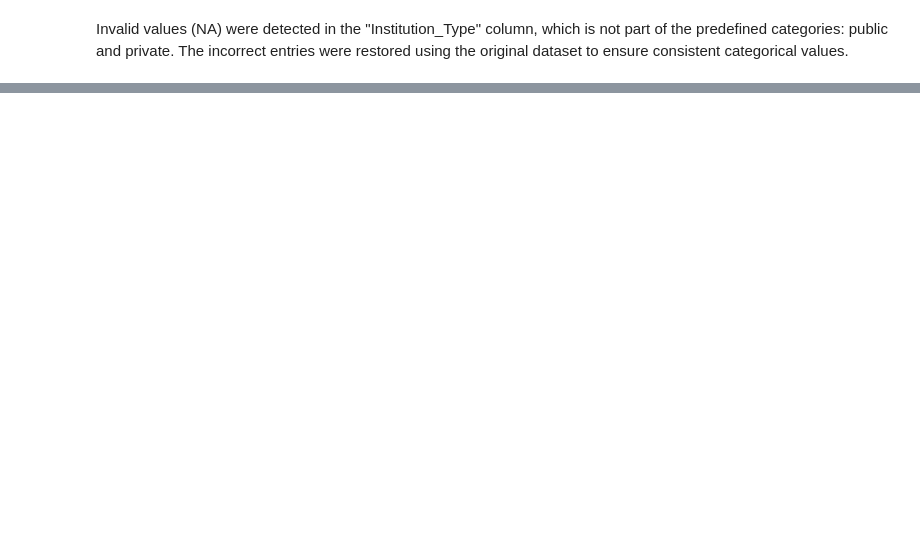
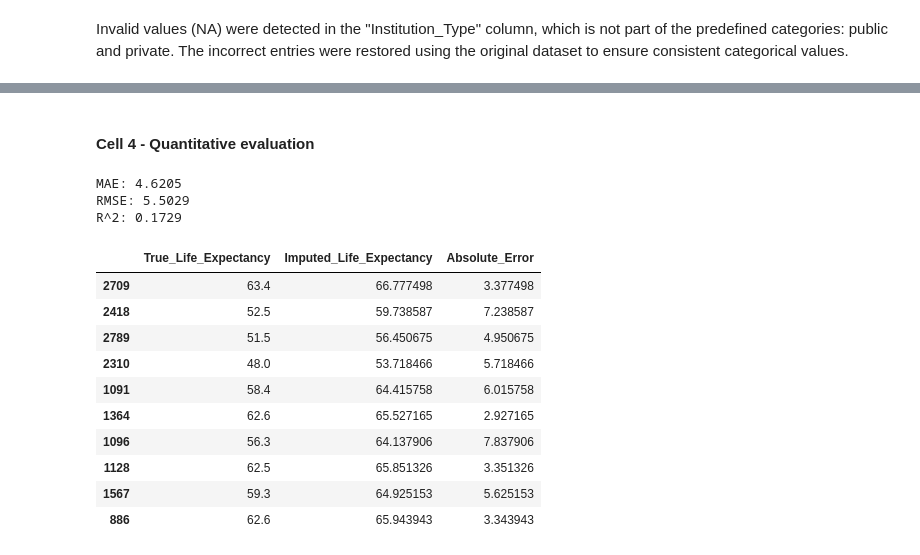
Before and after one commit to Zixin-Fan/CSI4142-A2, a Jupyter notebook: CSI4142_A2_ZixinFan_SolinMaaroof.ipynb, the cells around one changed output, grey strips where cells are left out. Drawn from its saved outputs; the diff is of its cells as text; code cells hidden in the pictures; blank space fills up the shorter version.

```diff
--- a/CSI4142_A2_ZixinFan_SolinMaaroof.ipynb
+++ b/CSI4142_A2_ZixinFan_SolinMaaroof.ipynb
@@ -393,0 +636,43 @@ Invalid values (NA) were detected in the "Institution_Type" column, which is not
+# %% [markdown]
+#### Cell 4 - Quantitative evaluation
+# %%
+t2_true = test2_original_target.loc[test2_mask_indices]
+t2_pred = test2_imputed_df.loc[test2_mask_indices, t2_target]
+
+valid_t2 = t2_true.notna() & t2_pred.notna()
+t2_true = t2_true[valid_t2]
+t2_pred = t2_pred[valid_t2]
+
+t2_mae = np.mean(np.abs(t2_pred - t2_true))
+t2_rmse = np.sqrt(np.mean((t2_pred - t2_true) ** 2))
+
+# R^2 against original values for the masked subset
+ss_res = np.sum((t2_true - t2_pred) ** 2)
+ss_tot = np.sum((t2_true - t2_true.mean()) ** 2)
+t2_r2 = 1 - (ss_res / (ss_tot + 1e-12))
+
+print(f"MAE: {t2_mae:.4f}")
+print(f"RMSE: {t2_rmse:.4f}")
+print(f"R^2: {t2_r2:.4f}")
+
+comparison_t2 = pd.DataFrame({
+    "True_Life_Expectancy": t2_true,
+    "Imputed_Life_Expectancy": t2_pred,
+    "Absolute_Error": np.abs(t2_pred - t2_true)
+})
+display(comparison_t2.head(10))
+# %% [output]
+MAE: 4.6205
+RMSE: 5.5029
+R^2: 0.1729
+|  | True_Life_Expectancy | Imputed_Life_Expectancy | Absolute_Error |
+| 2709 | 63.4 | 66.777498 | 3.377498 |
+| 2418 | 52.5 | 59.738587 | 7.238587 |
+| 2789 | 51.5 | 56.450675 | 4.950675 |
+| 2310 | 48.0 | 53.718466 | 5.718466 |
+| 1091 | 58.4 | 64.415758 | 6.015758 |
+| 1364 | 62.6 | 65.527165 | 2.927165 |
+| 1096 | 56.3 | 64.137906 | 7.837906 |
+| 1128 | 62.5 | 65.851326 | 3.351326 |
+| 1567 | 59.3 | 64.925153 | 5.625153 |
+| 886 | 62.6 | 65.943943 | 3.343943 |
```
Also changed, not shown: parts of 99 cells of this notebook.
